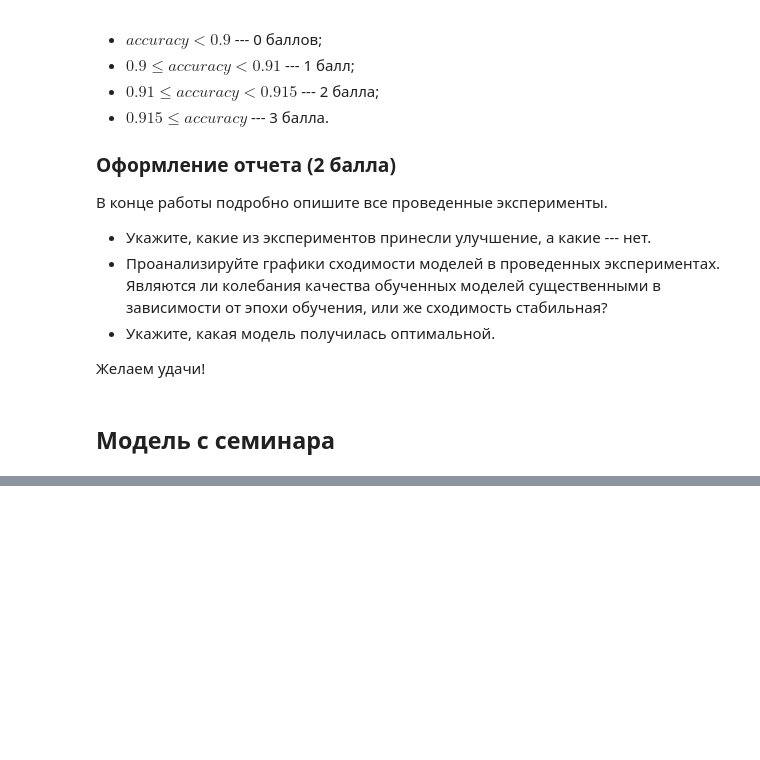
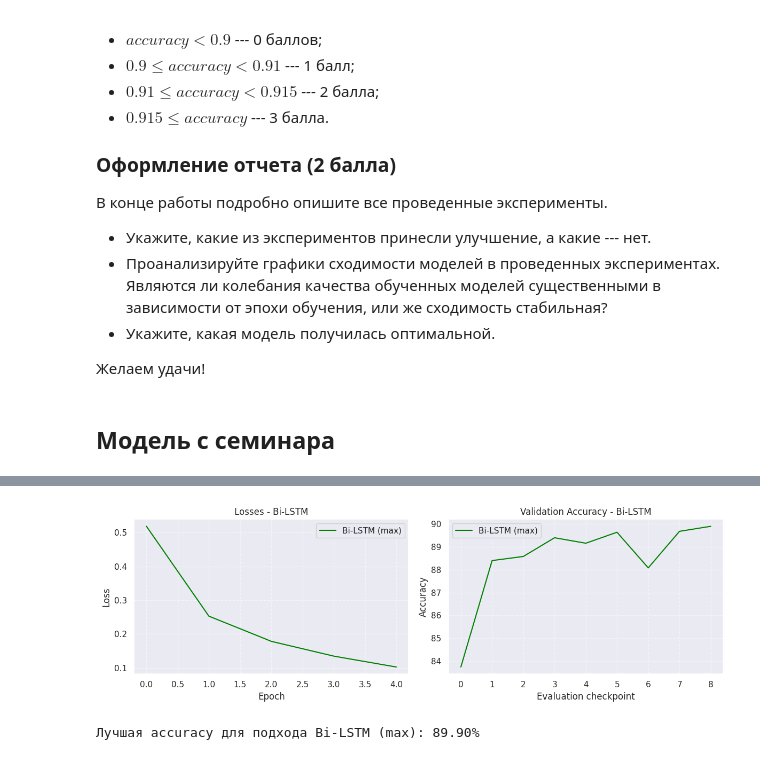
Before and after one commit to Libertman/dls, a Jupyter notebook: dls_part_2/notebooks/hw_2_text_classification.ipynb, the cells around one changed output, grey strips where cells are left out. Saved outputs shown, nothing was run; the diff lists cells and outputs as text; code cells hidden in the pictures; blank space fills up the shorter version.

```diff
--- a/dls_part_2/notebooks/hw_2_text_classification.ipynb
+++ b/dls_part_2/notebooks/hw_2_text_classification.ipynb
@@ -386,0 +662,28 @@ plt.show()
+# %%
+plt.figure(figsize=(12, 4))
+
+plt.subplot(1, 2, 1)
+plt.plot(np.arange(len(bilstm_losses)), bilstm_losses, color='green', label='Bi-LSTM (max)')
+plt.title('Losses - Bi-LSTM')
+plt.xlabel('Epoch')
+plt.ylabel('Loss')
+plt.legend()
+plt.grid(True, linestyle='--', alpha=0.5)
+
+plt.subplot(1, 2, 2)
+acc_vals = bilstm_acc[1:] if len(bilstm_acc) > 1 else bilstm_acc
+plt.plot(np.arange(len(acc_vals)), [a * 100 for a in acc_vals], color='green', label='Bi-LSTM (max)')
+plt.title('Validation Accuracy - Bi-LSTM')
+plt.xlabel('Evaluation checkpoint')
+plt.ylabel('Accuracy')
+plt.legend()
+plt.grid(True, linestyle='--', alpha=0.5)
+
+plt.tight_layout()
+plt.show()
+
+if bilstm_acc:
+    print(f"Лучшая accuracy для подхода Bi-LSTM (max): {(max(bilstm_acc) * 100):.2f}%")
+# %% [output]
+[figure, added]
+Лучшая accuracy для подхода Bi-LSTM (max): 89.90%
```
Also changed, not shown: parts of 28 cells of this notebook.
